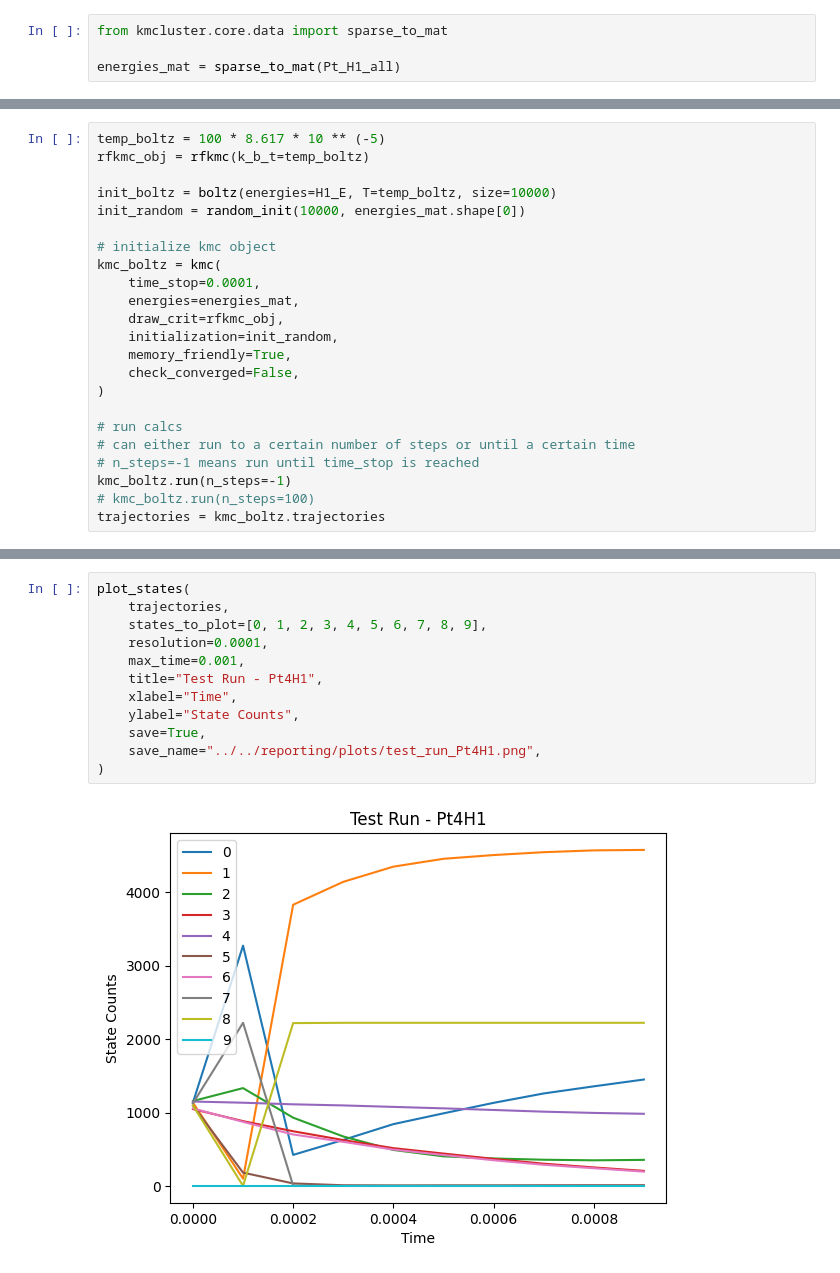
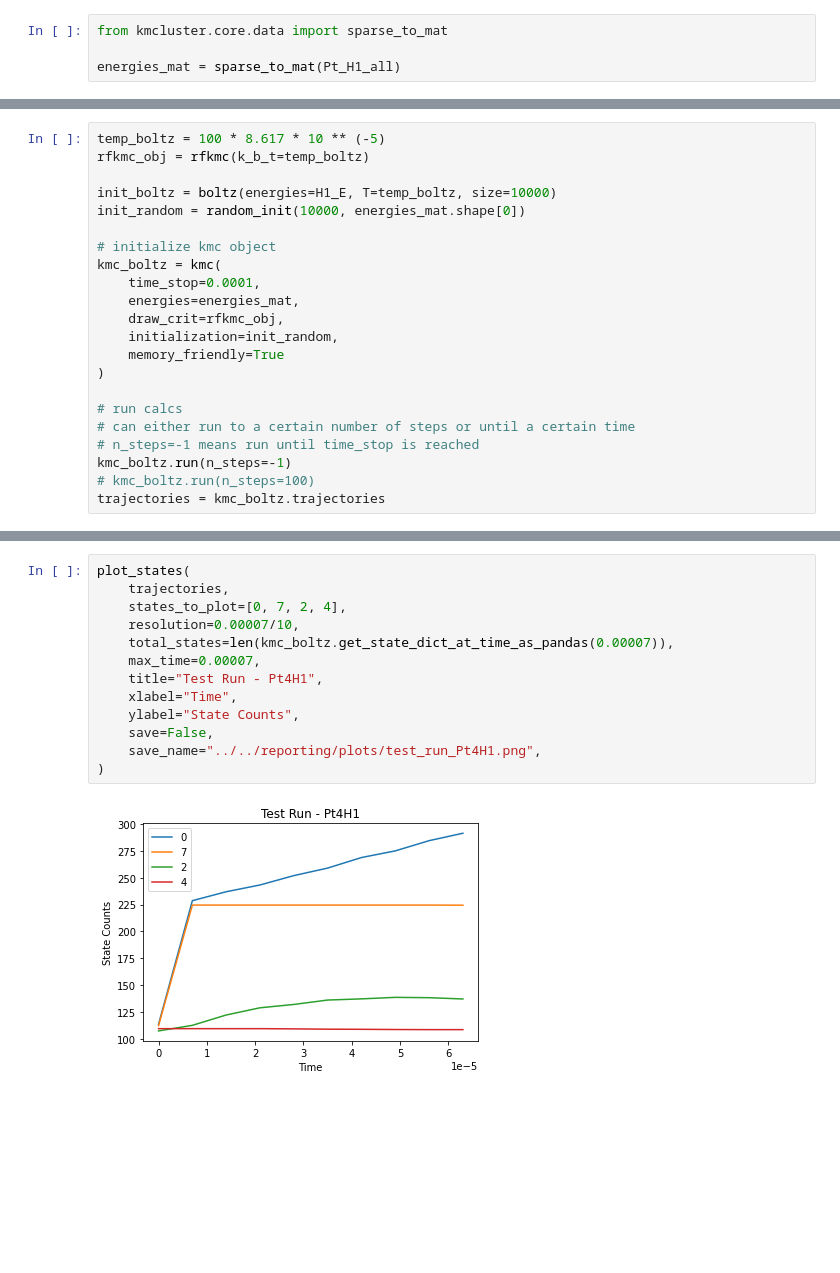
Before and after one commit to santi921/kmcluster, a Jupyter notebook: kmcluster/scripts/run.ipynb, the cells around one changed output, grey strips where cells are left out. Saved outputs shown, nothing was run; the diff lists cells and outputs as text; blank space fills up the shorter version.

Commit message:
stacked plots + examples

```diff
--- a/kmcluster/scripts/run.ipynb
+++ b/kmcluster/scripts/run.ipynb
@@ -375,8 +356,7 @@ kmc_boltz = kmc(
     energies=energies_mat,
     draw_crit=rfkmc_obj,
     initialization=init_random,
-    memory_friendly=True,
-    check_converged=False,
+    memory_friendly=True
 )
 
 # run calcs
@@ -416,14 +432,15 @@ plot_top_n_states(
 # %%
 plot_states(
     trajectories,
-    states_to_plot=[0, 1, 2, 3, 4, 5, 6, 7, 8, 9],
-    resolution=0.0001,
-    max_time=0.001,
+    states_to_plot=[0, 7, 2, 4],
+    resolution=0.00007/10,
+    total_states=len(kmc_boltz.get_state_dict_at_time_as_pandas(0.00007)),
+    max_time=0.00007,
     title="Test Run - Pt4H1",
     xlabel="Time",
     ylabel="State Counts",
-    save=True,
+    save=False,
     save_name="../../reporting/plots/test_run_Pt4H1.png",
 )
 # %% [output]
-[figure, old version]
+[figure, new version]
```
Also changed, not shown: parts of 12 cells of this notebook, 3 other files.
